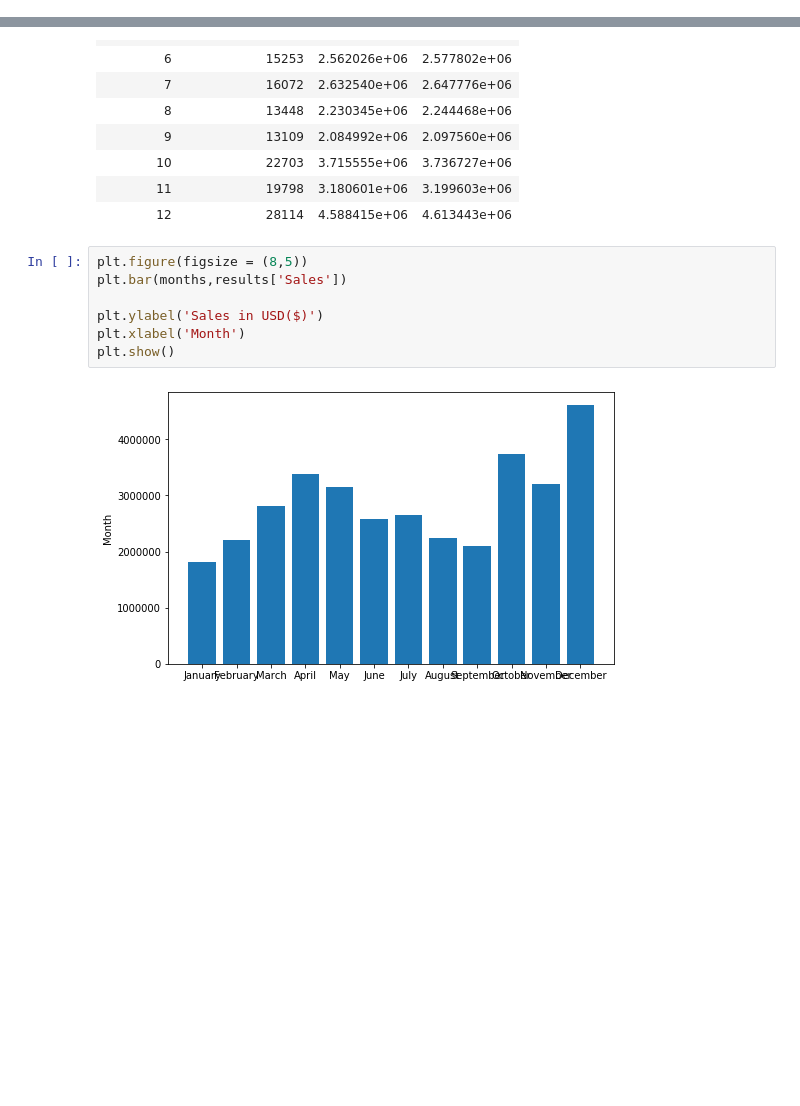
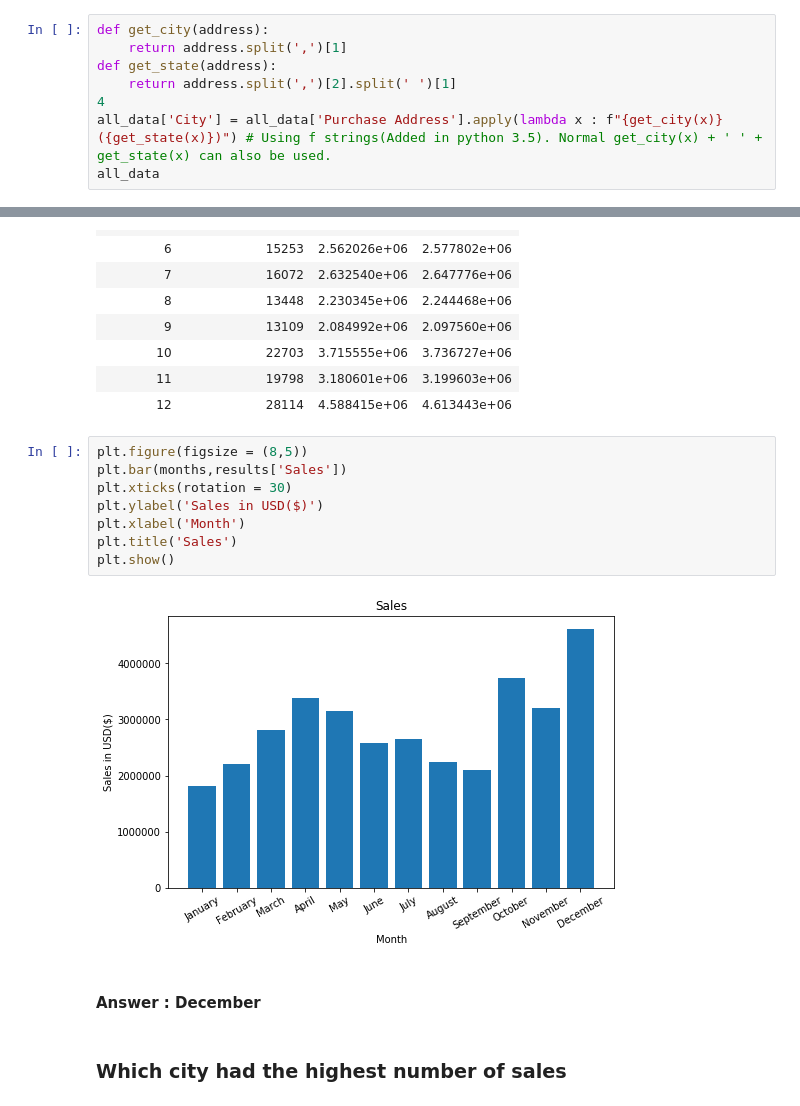
Before and after one commit to gandhikaran/Notebooks, a Jupyter notebook: Pandas-Data-Science-Tasks-master/Sales_analysis.ipynb, the cells around one changed output, grey strips where cells are left out. Saved outputs shown, nothing was run; the diff lists cells and outputs as text; blank space fills up the shorter version.

Commit message:
Updated Python-Sales-analysis

```diff
--- a/Pandas-Data-Science-Tasks-master/Sales_analysis.ipynb
+++ b/Pandas-Data-Science-Tasks-master/Sales_analysis.ipynb
@@ -165,0 +161,8 @@ all_data.head()
+# %%
+def get_city(address):
+    return address.split(',')[1]
+def get_state(address):
+    return address.split(',')[2].split(' ')[1]
+4
+all_data['City'] = all_data['Purchase Address'].apply(lambda x : f"{get_city(x)} ({get_state(x)})") # Using f strings(Added in python 3.5). Normal get_city(x) + ' ' + get_state(x) can also be used.
+all_data
@@ -185,9 +204,14 @@ results
 # %%
 plt.figure(figsize = (8,5))
 plt.bar(months,results['Sales'])
-
+plt.xticks(rotation = 30)
 plt.ylabel('Sales in USD($)')
 plt.xlabel('Month')
+plt.title('Sales')
 plt.show()
 # %% [output]
-[figure, old version]
+[figure, new version]
+# %% [markdown]
+#### Answer : December
+# %% [markdown]
+### Which city had the highest number of sales
```
Also changed, not shown: parts of 23 cells of this notebook, 2 other files.
